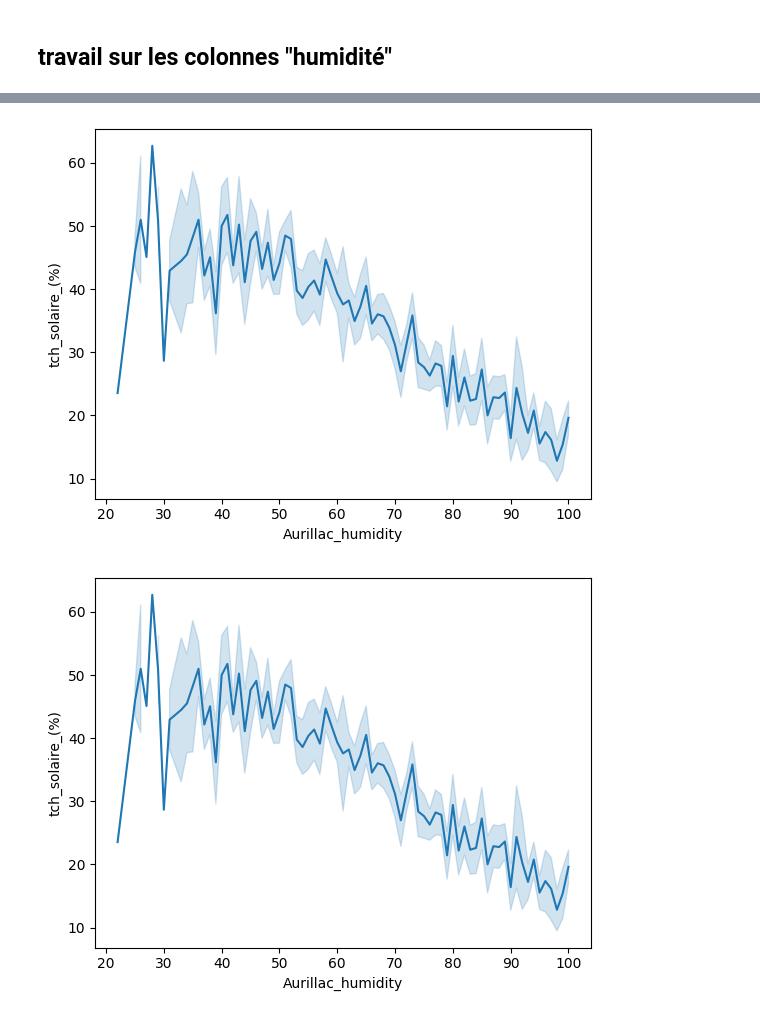
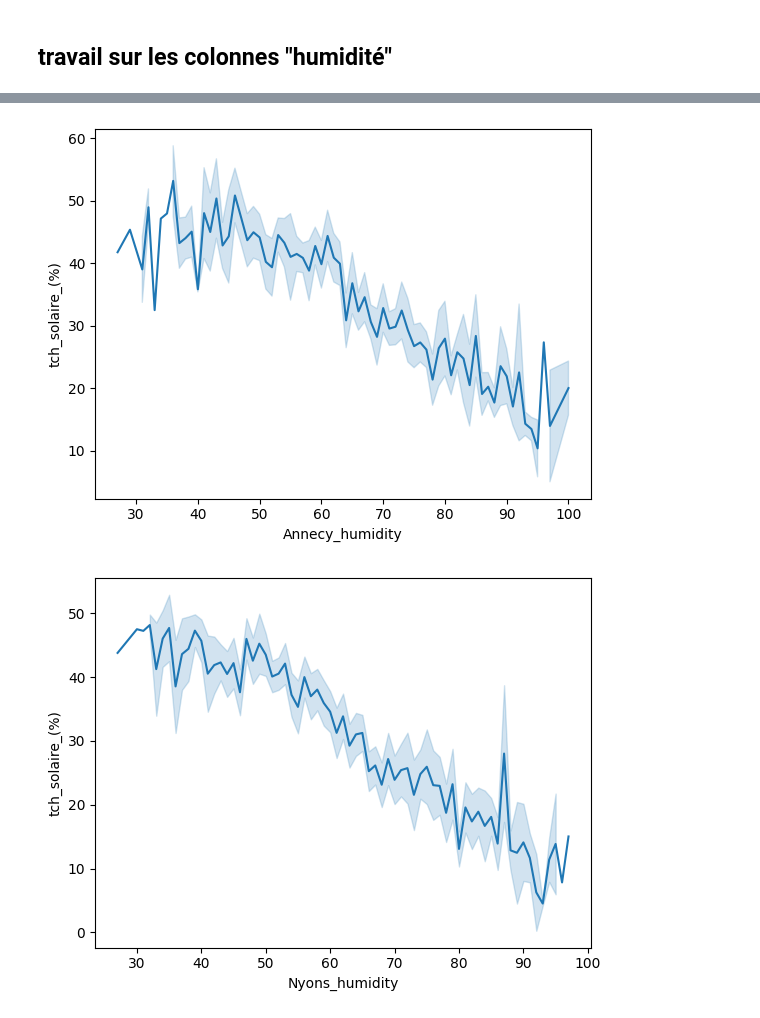
Before and after one commit to Sheikoh/REnergies_efficiency_prediction, a Jupyter notebook: code/02_Modeles/data_exploration.ipynb, the cells around one changed output, grey strips where cells are left out. Saved outputs shown, nothing was run; the diff lists cells and outputs as text; code cells hidden in the pictures.

```diff
--- a/code/02_Modeles/data_exploration.ipynb
+++ b/code/02_Modeles/data_exploration.ipynb
@@ -350,7 +333,7 @@ for variable in variables:
 figure.update_layout(height=300 * n_rows, width=800, showlegend=False)
 figure.show()
 # %%
-for vriable in variables:
+for variable in variables:
     sns.lineplot(df_humidity, x=variable, y=target, errorbar=('se',1.68))
     plt.show()
 # %% [output]
@@ -358,2 +341,2 @@ for vriable in variables:
-[figure, old version]
+[figure, new version]
-[figure, old version]
+[figure, new version]
```
Also changed, not shown: parts of 8 cells of this notebook, 5 other files.
